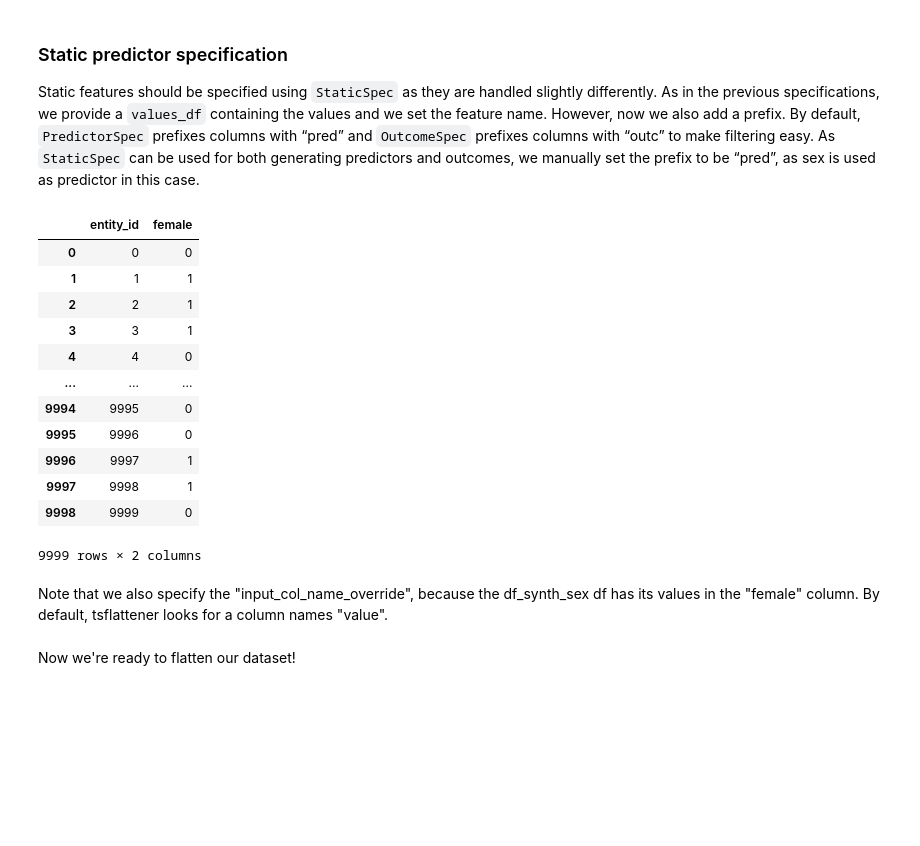
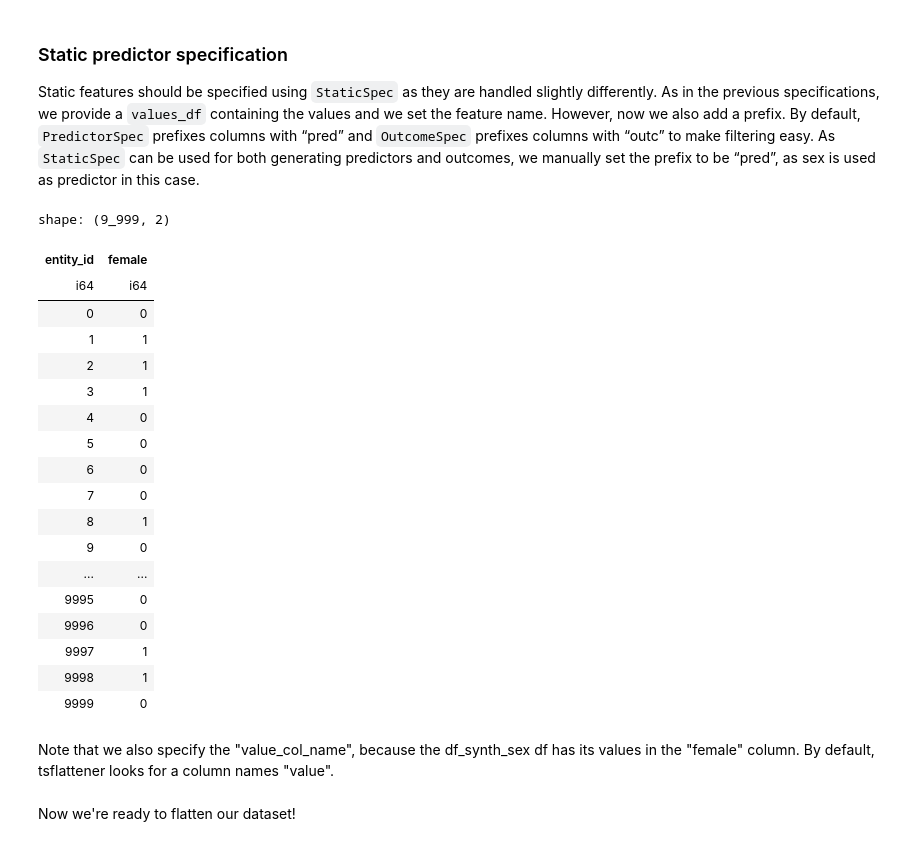
Before and after one commit to Aarhus-Psychiatry-Research/timeseriesflattener, a Jupyter notebook: docs/tutorials/01_basic.ipynb, the cells around one changed output. Drawn from its saved outputs; the diff is of its cells as text; code cells hidden in the pictures; blank space fills up the shorter version.

```diff
--- a/docs/tutorials/01_basic.ipynb
+++ b/docs/tutorials/01_basic.ipynb
@@ -274,27 +318,37 @@ temporal_interval_predictor_spec = PredictorSpec(
 Static features should be specified using `StaticSpec` as they are handled slightly differently. As in the previous specifications, we provide a `values_df` containing the values and we set the feature name. However, now we also add a prefix. By default, `PredictorSpec` prefixes columns with “pred” and `OutcomeSpec` prefixes columns with “outc” to make filtering easy.
 As `StaticSpec` can be used for both generating predictors and outcomes, we manually set the prefix to be “pred”, as sex is used as predictor in this case.
-# %%
-sex_predictor_spec = StaticSpec(
-    timeseries_df=df_synth_sex, feature_base_name="female", prefix="pred"
-)
-
-df_synth_sex
-# %% [output]
-|  | entity_id | female |
-| 0 | 0 | 0 |
-| 1 | 1 | 1 |
-| 2 | 2 | 1 |
-| 3 | 3 | 1 |
-| 4 | 4 | 0 |
-| ... | ... | ... |
-| 9994 | 9995 | 0 |
-| 9995 | 9996 | 0 |
-| 9996 | 9997 | 1 |
-| 9997 | 9998 | 1 |
-| 9998 | 9999 | 0 |
-9999 rows × 2 columns
+# %%
+from timeseriesflattenerv2.feature_specs.static import StaticFrame
+
+sex_predictor_spec = StaticSpec(
+    value_frame=StaticFrame(init_df=df_synth_sex, value_col_name="female"),
+    column_prefix="pred",
+    fallback=np.nan,
+)
+
+df_synth_sex
+# %% [output]
+shape: (9_999, 2)
+| entity_id | female |
+| i64 | i64 |
+| 0 | 0 |
+| 1 | 1 |
+| 2 | 1 |
+| 3 | 1 |
+| 4 | 0 |
+| 5 | 0 |
+| 6 | 0 |
+| 7 | 0 |
+| 8 | 1 |
+| 9 | 0 |
+| ... | ... |
+| 9995 | 0 |
+| 9996 | 0 |
+| 9997 | 1 |
+| 9998 | 1 |
+| 9999 | 0 |
 # %% [markdown]
-Note that we also specify the "input_col_name_override", because the df_synth_sex df has its values in the "female" column. By default, tsflattener looks for a column names "value".
+Note that we also specify the "value_col_name", because the df_synth_sex df has its values in the "female" column. By default, tsflattener looks for a column names "value".
 # %% [markdown]
 Now we're ready to flatten our dataset!
 # %% [markdown]
```
Also changed, not shown: parts of 20 cells of this notebook, 25 other files.
